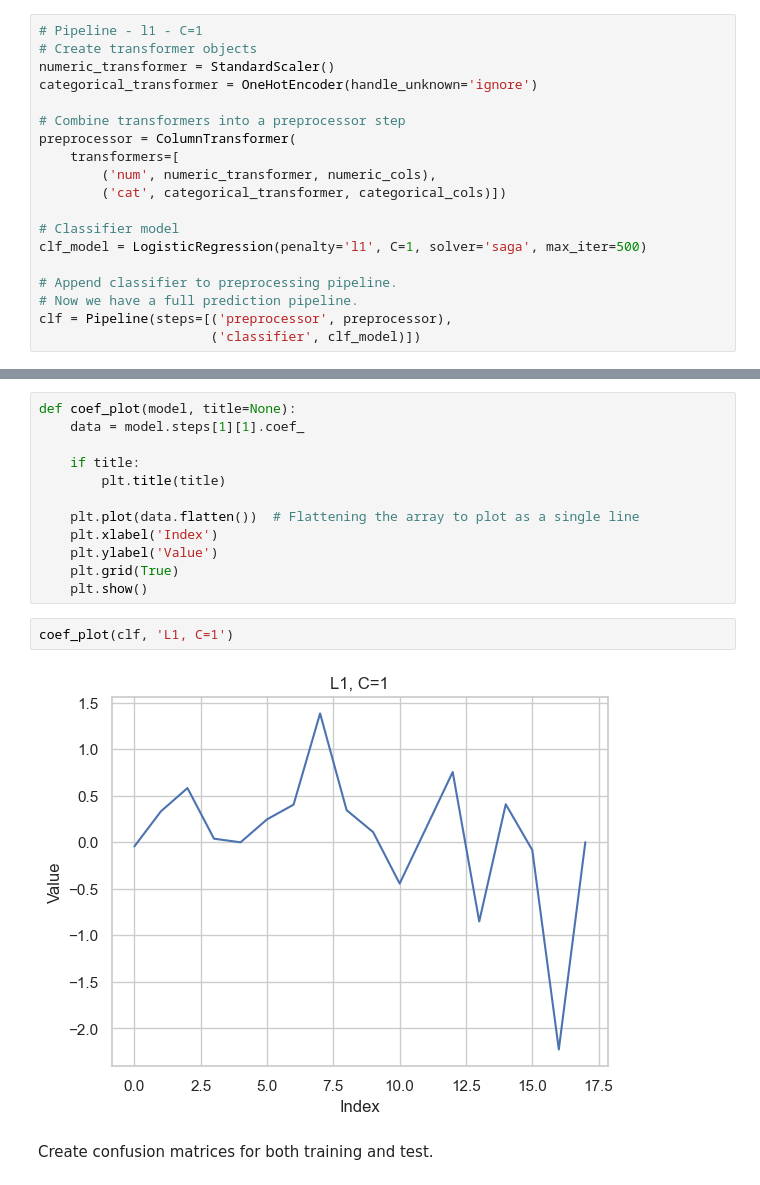
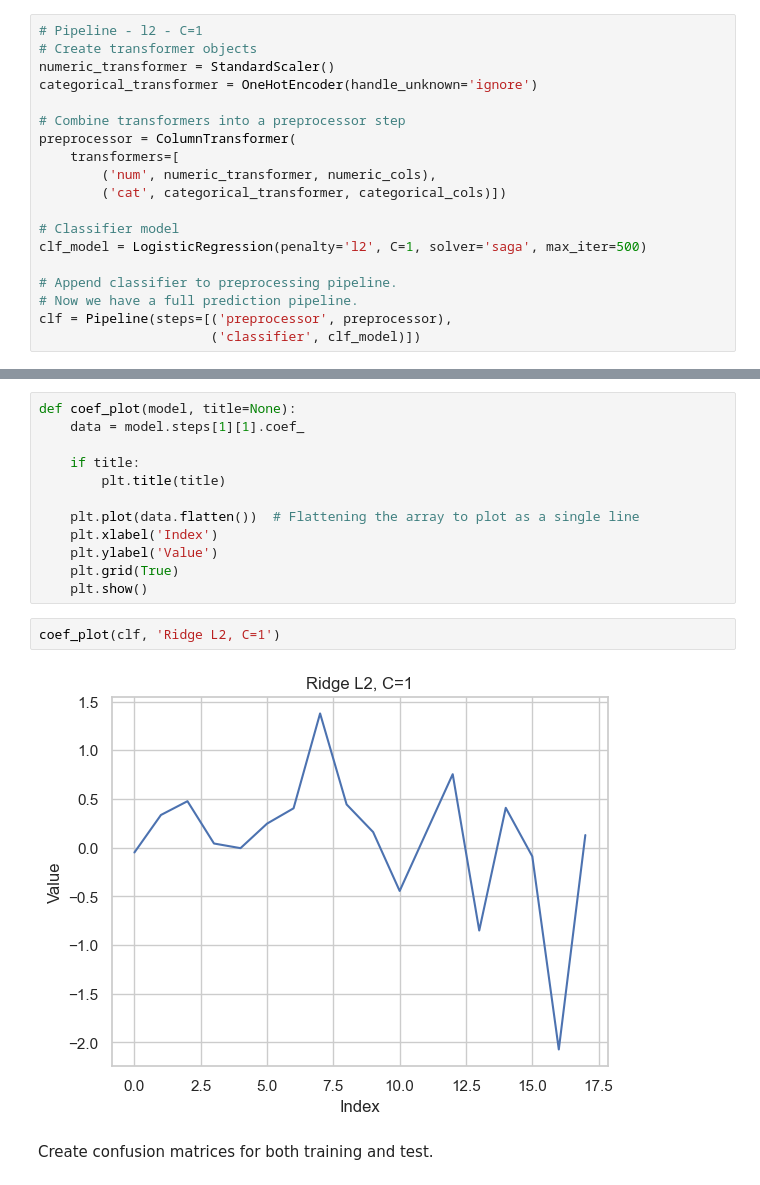
Before and after one commit to Rhedhead0621/hw1_hojdila, a Jupyter notebook: hw1_hojdila.ipynb, the cells around one changed output, grey strips where cells are left out. Cells and saved outputs as stored; diff of their text form.

Commit message:
Models and CV
Models and CV steps done

```diff
--- a/hw1_hojdila.ipynb
+++ b/hw1_hojdila.ipynb
@@ -398,5 +401,5 @@ X_train, X_test, y_train, y_test = train_test_split(X, y, test_size=0.2, random_
 # %%
-# Pipeline - l1 - C=1
+# Pipeline - l2 - C=1
 # Create transformer objects
 numeric_transformer = StandardScaler()
 categorical_transformer = OneHotEncoder(handle_unknown='ignore')
@@ -408,7 +411,7 @@ preprocessor = ColumnTransformer(
         ('cat', categorical_transformer, categorical_cols)])
 
 # Classifier model
-clf_model = LogisticRegression(penalty='l1', C=1, solver='saga', max_iter=500)
+clf_model = LogisticRegression(penalty='l2', C=1, solver='saga', max_iter=500)
 
 # Append classifier to preprocessing pipeline.
 # Now we have a full prediction pipeline.
@@ -470,9 +472,9 @@ def coef_plot(model, title=None):
     plt.grid(True)
     plt.show()
 # %%
-coef_plot(clf, 'L1, C=1')
+coef_plot(clf, 'Ridge L2, C=1')
 # %% [output]
-[figure, old version]
+[figure, new version]
 # %% [markdown]
 Create confusion matrices for both training and test.
 # %%
```
Also changed, not shown: parts of 30 cells of this notebook.
